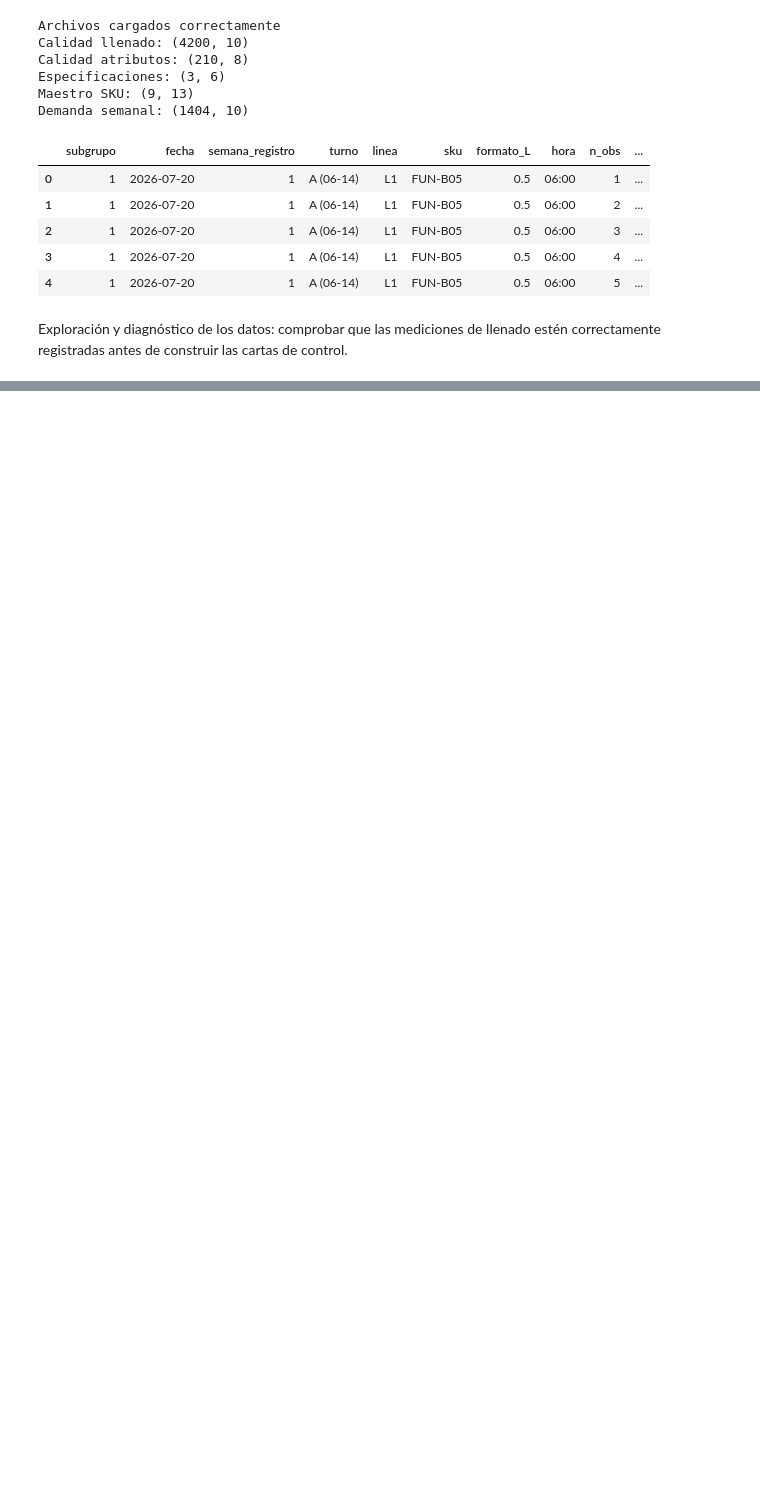
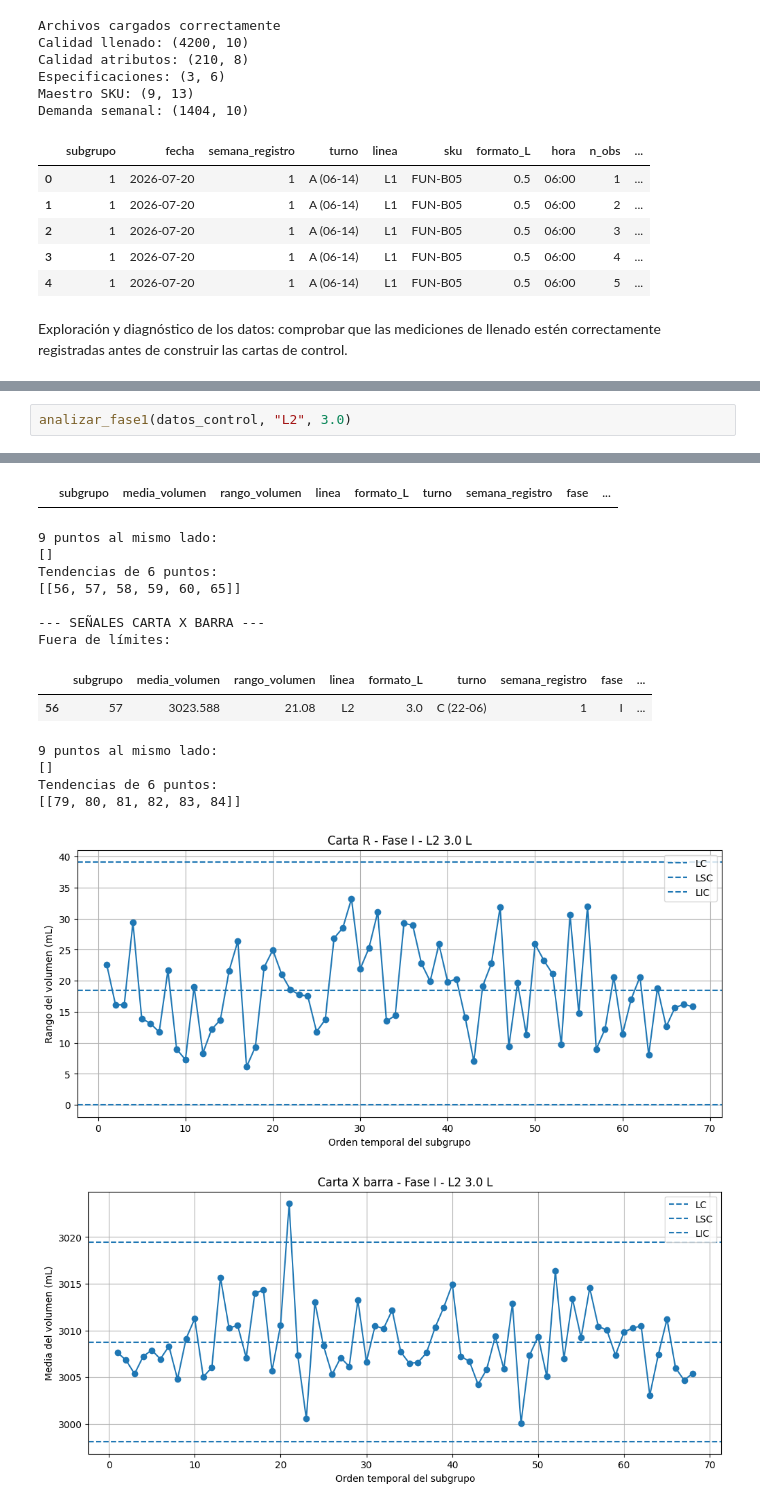
Before and after one commit to angelolucero-cloud/GO-Grupo-2, a Jupyter notebook: Parte_A_1_.ipynb, the cells around one changed output, grey strips where cells are left out. Saved outputs shown, nothing was run; the diff lists cells and outputs as text; blank space fills up the shorter version.

```diff
--- a/Parte_A_1_.ipynb
+++ b/Parte_A_1_.ipynb
@@ -91,0 +951,3 @@ print(llenado.duplicated().sum())
+# %%
+analizar_fase1(datos_control, "L2", 3.0)
+# %% [output]
@@ -91,0 +969,16 @@ print(llenado.duplicated().sum())
+|  | subgrupo | media_volumen | rango_volumen | linea | formato_L | turno | semana_registro | fase | ... |
+9 puntos al mismo lado:
+[]
+Tendencias de 6 puntos:
+[[56, 57, 58, 59, 60, 65]]
+
+--- SEÑALES CARTA X BARRA ---
+Fuera de límites:
+|  | subgrupo | media_volumen | rango_volumen | linea | formato_L | turno | semana_registro | fase | ... |
+| 56 | 57 | 3023.588 | 21.08 | L2 | 3.0 | C (22-06) | 1 | I | ... |
+9 puntos al mismo lado:
+[]
+Tendencias de 6 puntos:
+[[79, 80, 81, 82, 83, 84]]
+[figure, added]
+[figure, added]
```
Also changed, not shown: parts of 107 cells of this notebook.
